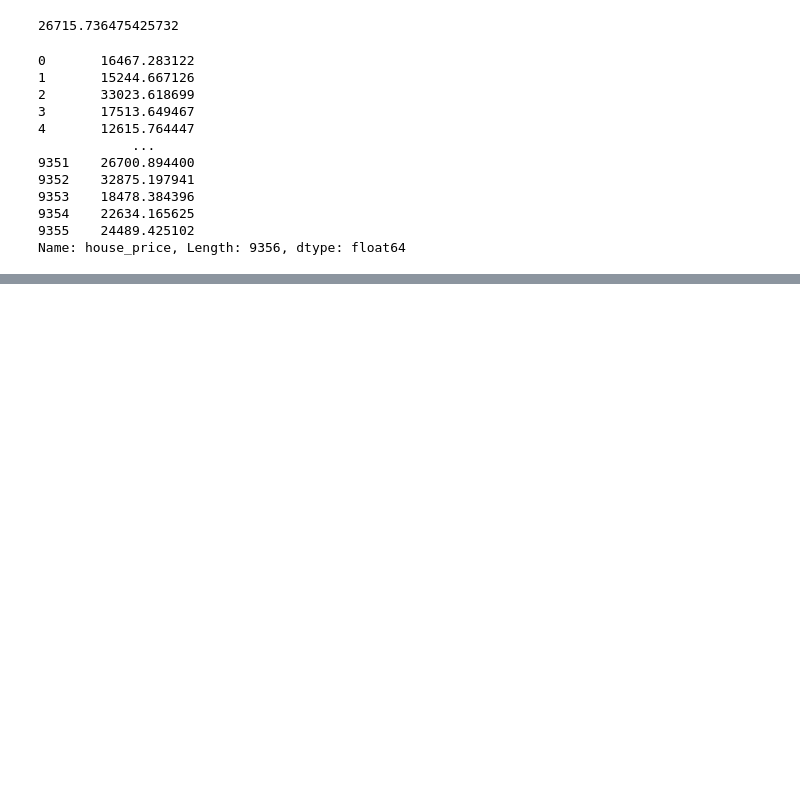
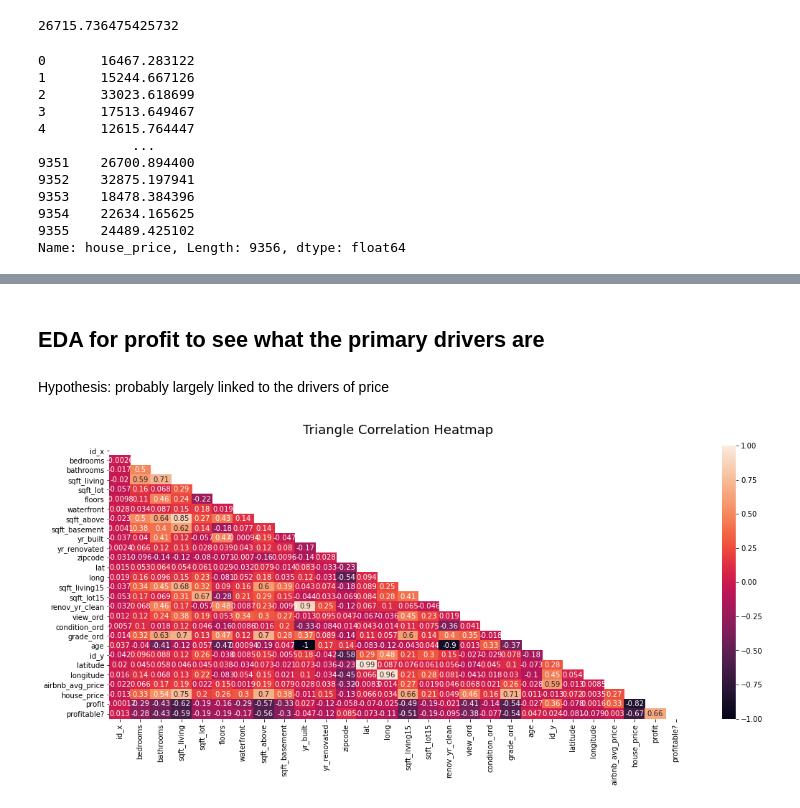
Before and after one commit to tweatherfordk/Linear-Regression-Housing-Model, a Jupyter notebook: Trystan/Airbnb Profitability Function.ipynb, the cells around one changed output, grey strips where cells are left out. Drawn from its saved outputs; the diff is of its cells as text; code cells hidden in the pictures; blank space fills up the shorter version.

```diff
--- a/Trystan/Airbnb Profitability Function.ipynb
+++ b/Trystan/Airbnb Profitability Function.ipynb
@@ -143,0 +149,3 @@ Length: 9356, dtype: float64
+# %%
+seattle_df['profit'] = profit
+seattle_df
@@ -143,0 +166,3 @@ Length: 9356, dtype: float64
+# %%
+seattle_df["profitable?"]= np.where(seattle_df['profit']>0, 1, 0)
+seattle_df
@@ -143,0 +199,12 @@ Length: 9356, dtype: float64
+# %% [markdown]
+## EDA for profit to see what the primary drivers are
+# %% [markdown]
+Hypothesis: probably largely linked to the drivers of price
+# %%
+plt.figure(figsize=(18,7))
+mask = np.triu(np.ones_like(seattle_df.corr(), dtype=bool))
+heatmap = sns.heatmap(seattle_df.corr(), annot=True, mask=mask, vmin=-1, vmax=1)
+heatmap.set_title('Triangle Correlation Heatmap', fontdict={'fontsize':18}, pad=16)
+plt.show();
+# %% [output]
+[figure, added]
```
Also changed, not shown: parts of 20 cells of this notebook, 1 other file.
